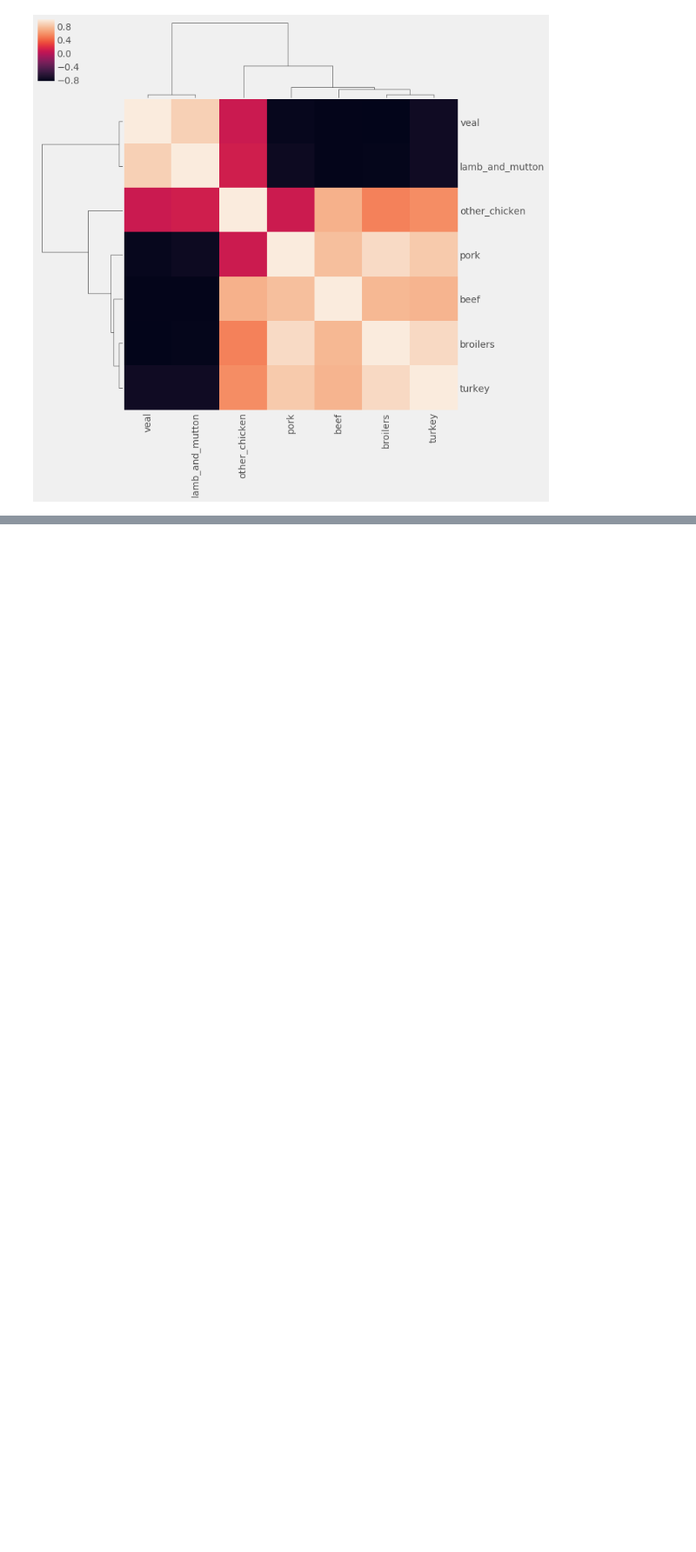
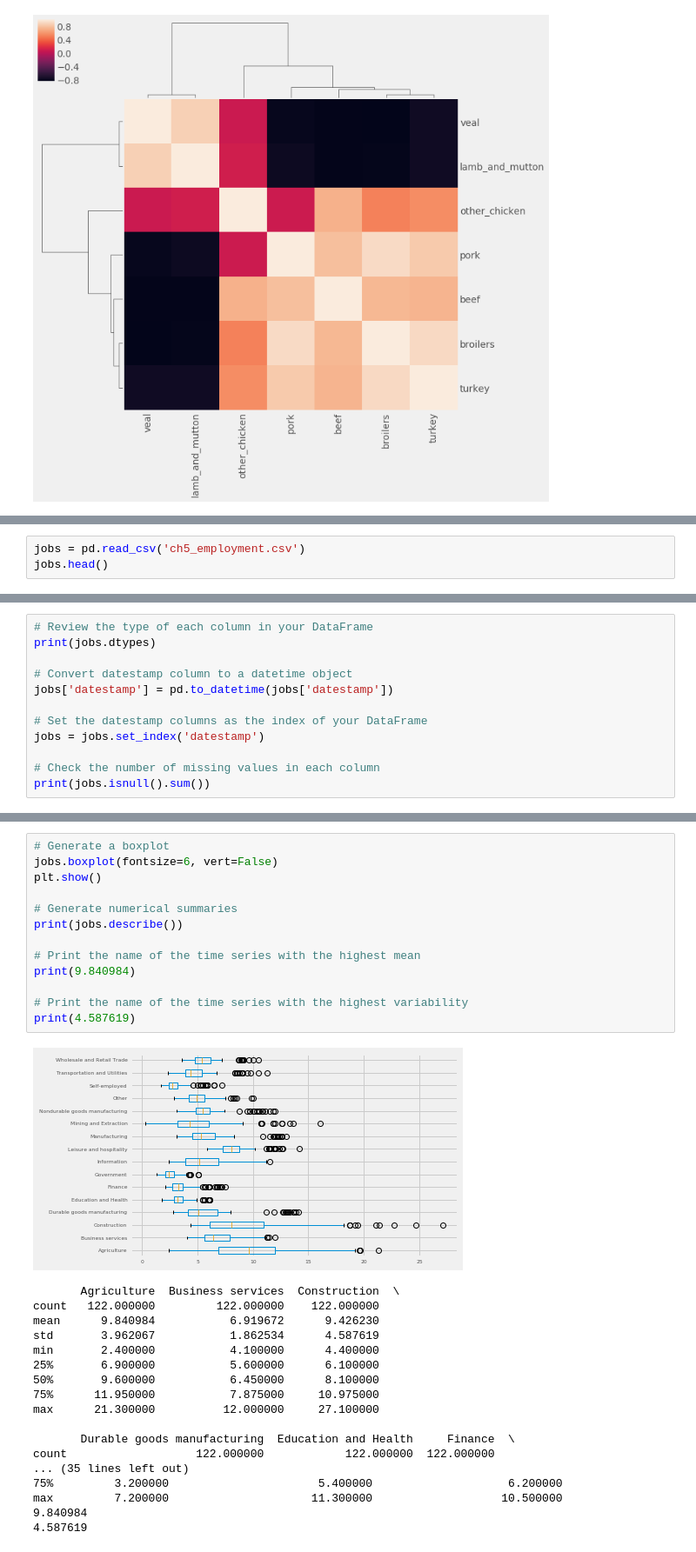
Before and after one commit to SANYAM1996/scatter-plotter, a Jupyter notebook: Datacamp/TIMESERIES_VISUAL.ipynb, the cells around one changed output, grey strips where cells are left out. Shown at 87% size. Drawn from its saved outputs; the diff is of its cells as text; blank space fills up the shorter version.

```diff
--- a/Datacamp/TIMESERIES_VISUAL.ipynb
+++ b/Datacamp/TIMESERIES_VISUAL.ipynb
@@ -626,0 +636,3 @@ plt.show()
+# %%
+jobs = pd.read_csv('ch5_employment.csv')
+jobs.head()
@@ -626,0 +655,12 @@ plt.show()
+# %%
+# Review the type of each column in your DataFrame
+print(jobs.dtypes)
+
+# Convert datestamp column to a datetime object
+jobs['datestamp'] = pd.to_datetime(jobs['datestamp'])
+
+# Set the datestamp columns as the index of your DataFrame
+jobs = jobs.set_index('datestamp')
+
+# Check the number of missing values in each column
+print(jobs.isnull().sum())
@@ -626,0 +685,32 @@ plt.show()
+# %%
+# Generate a boxplot
+jobs.boxplot(fontsize=6, vert=False)
+plt.show()
+
+# Generate numerical summaries
+print(jobs.describe())
+
+# Print the name of the time series with the highest mean
+print(9.840984)
+
+# Print the name of the time series with the highest variability
+print(4.587619)
+# %% [output]
+[figure, added]
+       Agriculture  Business services  Construction  \
+count   122.000000         122.000000    122.000000
+mean      9.840984           6.919672      9.426230
+std       3.962067           1.862534      4.587619
+min       2.400000           4.100000      4.400000
+25%       6.900000           5.600000      6.100000
+50%       9.600000           6.450000      8.100000
+75%      11.950000           7.875000     10.975000
+max      21.300000          12.000000     27.100000
+
+       Durable goods manufacturing  Education and Health     Finance  \
+count                   122.000000            122.000000  122.000000
+... (35 lines left out)
+75%         3.200000                      5.400000                    6.200000
+max         7.200000                     11.300000                   10.500000
+9.840984
+4.587619
```
Also changed, not shown: parts of 9 cells of this notebook.
